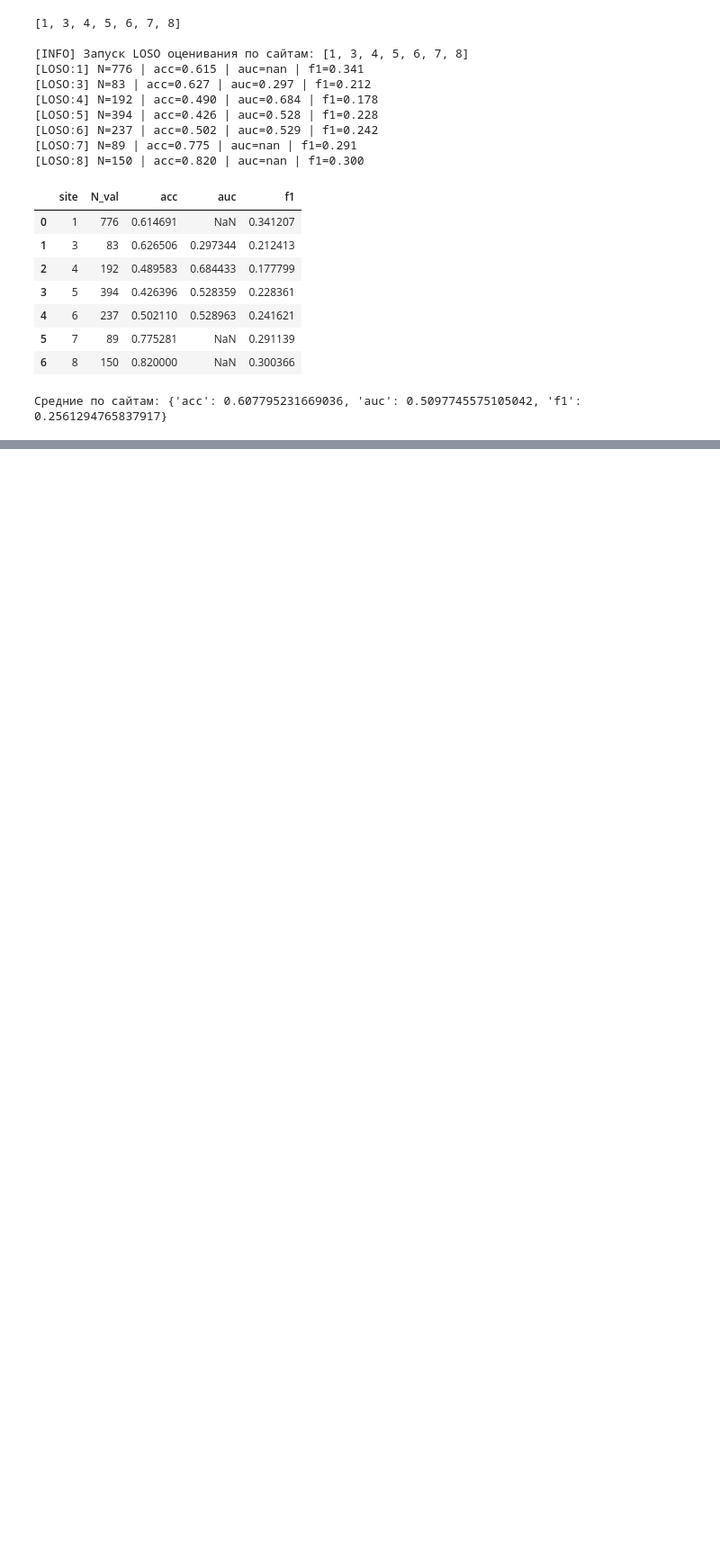
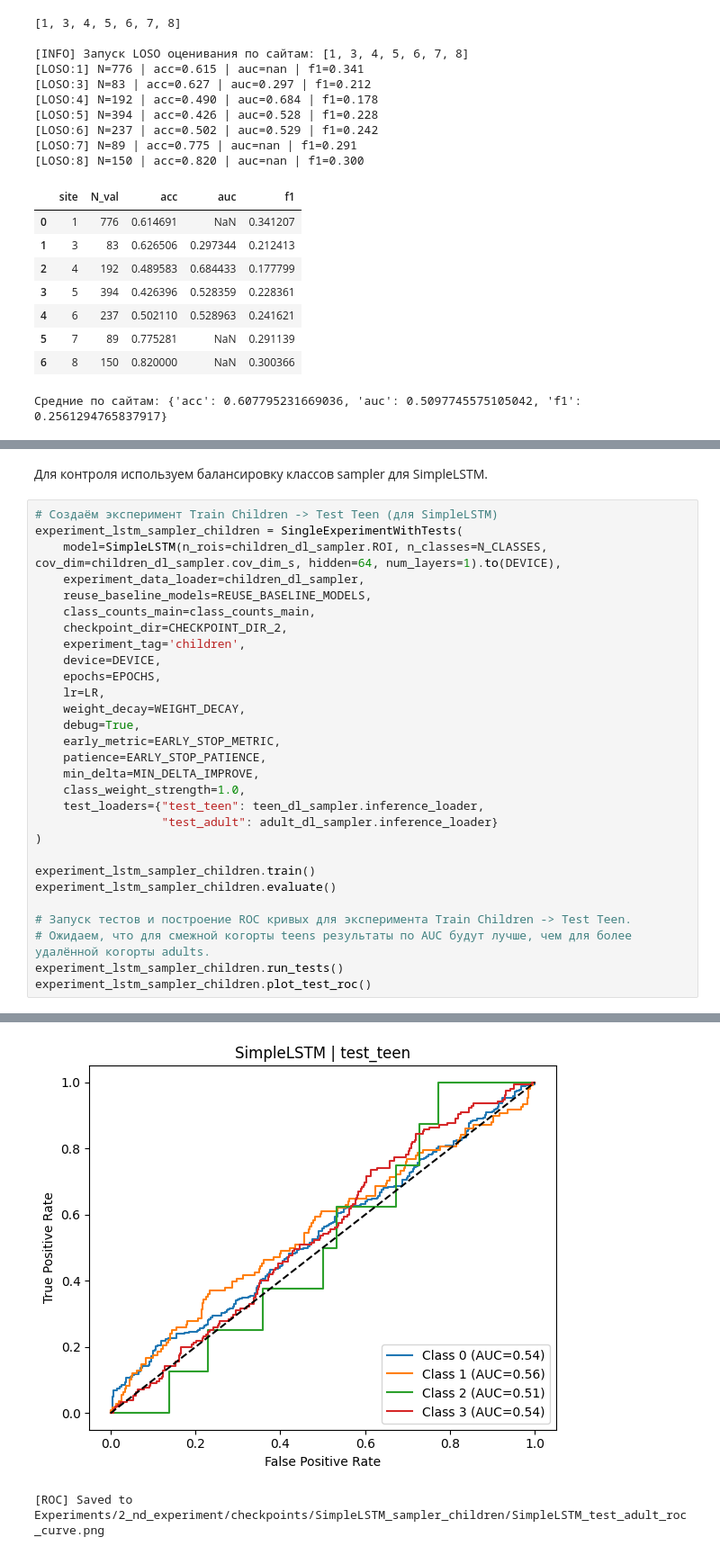
Before and after one commit to Amissum/ADHD_connectome_biomarkers_transfer_research, a Jupyter notebook: ADHD200/Pipelines/AthenaPipeline/Iter_3_ADHD200_train_v3.ipynb, the cells around one changed output, grey strips where cells are left out. Shown at 90% size. Saved outputs shown, nothing was run; the diff lists cells and outputs as text; blank space fills up the shorter version.

```diff
--- a/ADHD200/Pipelines/AthenaPipeline/Iter_3_ADHD200_train_v3.ipynb
+++ b/ADHD200/Pipelines/AthenaPipeline/Iter_3_ADHD200_train_v3.ipynb
@@ -2880,0 +3487,32 @@ else:
+# %% [markdown]
+Для контроля используем балансировку классов sampler для SimpleLSTM.
+# %%
+# Создаём эксперимент Train Children -> Test Teen (для SimpleLSTM)
+experiment_lstm_sampler_children = SingleExperimentWithTests(
+    model=SimpleLSTM(n_rois=children_dl_sampler.ROI, n_classes=N_CLASSES, cov_dim=children_dl_sampler.cov_dim_s, hidden=64, num_layers=1).to(DEVICE),
+    experiment_data_loader=children_dl_sampler,
+    reuse_baseline_models=REUSE_BASELINE_MODELS,
+    class_counts_main=class_counts_main,
+    checkpoint_dir=CHECKPOINT_DIR_2,
+    experiment_tag='children',
+    device=DEVICE,
+    epochs=EPOCHS,
+    lr=LR,
+    weight_decay=WEIGHT_DECAY,
+    debug=True,
+    early_metric=EARLY_STOP_METRIC,
+    patience=EARLY_STOP_PATIENCE,
+    min_delta=MIN_DELTA_IMPROVE,
+    class_weight_strength=1.0,
+    test_loaders={"test_teen": teen_dl_sampler.inference_loader,
+                  "test_adult": adult_dl_sampler.inference_loader}
+)
+
+experiment_lstm_sampler_children.train()
+experiment_lstm_sampler_children.evaluate()
+
+# Запуск тестов и построение ROC кривых для эксперимента Train Children -> Test Teen.
+# Ожидаем, что для смежной когорты teens результаты по AUC будут лучше, чем для более удалённой когорты adults.
+experiment_lstm_sampler_children.run_tests()
+experiment_lstm_sampler_children.plot_test_roc()
+# %% [output]
@@ -2880,0 +3535,2 @@ else:
+[figure, added]
+[ROC] Saved to Experiments/2_nd_experiment/checkpoints/SimpleLSTM_sampler_children/SimpleLSTM_test_adult_roc_curve.png
```
Also changed, not shown: parts of 59 cells of this notebook.
